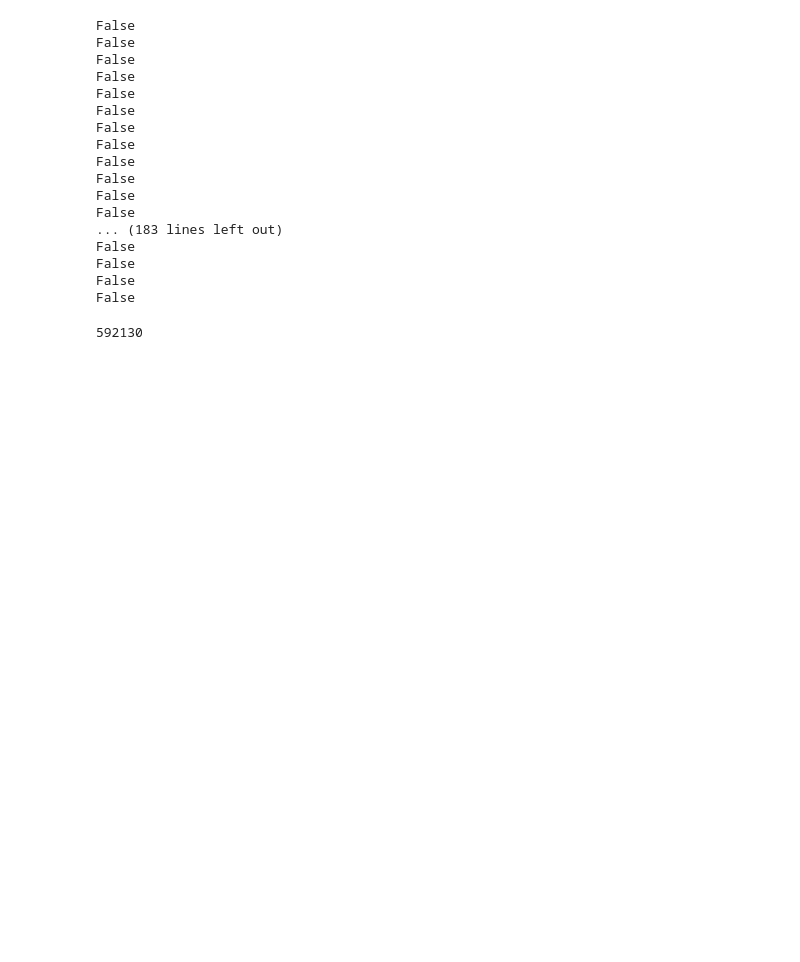
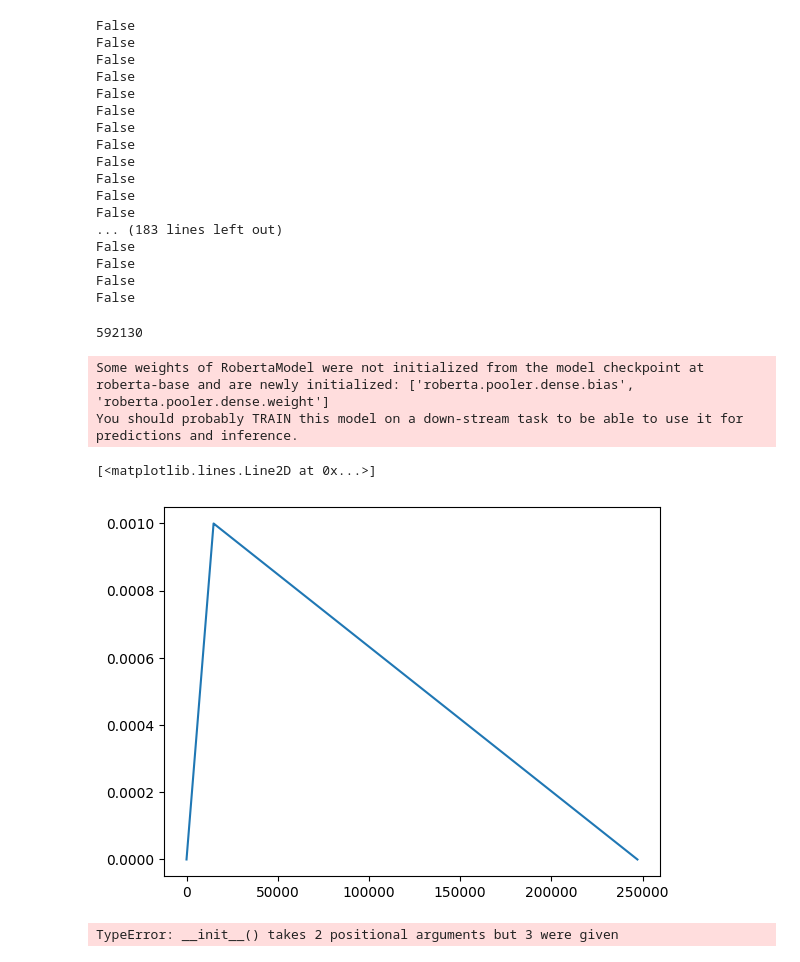
Before and after one commit to Laknath1996/cs-project, a Jupyter notebook: notebooks/1-dev.ipynb, the cells around one changed output. Saved outputs shown, nothing was run; the diff lists cells and outputs as text; code cells hidden in the pictures; blank space fills up the shorter version.

```diff
--- a/notebooks/1-dev.ipynb
+++ b/notebooks/1-dev.ipynb
@@ -179,0 +215,8 @@ size_all_mb = (param_size + buffer_size) / 1024**2
+# %%
+args = OmegaConf.load('../config.yaml')
+args.freeze = True
+# %%
+model = get_model(args)
+# %% [output]
+Some weights of RobertaModel were not initialized from the model checkpoint at roberta-base and are newly initialized: ['roberta.pooler.dense.bias', 'roberta.pooler.dense.weight']
+You should probably TRAIN this model on a down-stream task to be able to use it for predictions and inference.
@@ -179,0 +227,17 @@ size_all_mb = (param_size + buffer_size) / 1024**2
+# %%
+optimizer = torch.optim.Adam(model.parameters(), lr=1e-3)
+# scheduler = get_linear_schedule_with_warmup(
+#             optimizer,
+#             num_warmup_steps=100,
+#             num_training_steps=1500
+#         )
+scheduler = get_linear_schedule_with_warmup(
+            optimizer,
+            num_warmup_steps=4120*60*0.06,
+            num_training_steps=4120*60
+        )
+# %%
+lr = []
+for epoch in range(4120*60):
+    scheduler.step(epoch)
+    lr.append(scheduler.get_last_lr())
@@ -179,0 +246,5 @@ size_all_mb = (param_size + buffer_size) / 1024**2
+# %%
+plt.plot(lr)
+# %% [output]
+[<matplotlib.lines.Line2D at 0x...>]
+[figure, added]
@@ -179,0 +259,4 @@ size_all_mb = (param_size + buffer_size) / 1024**2
+# %%
+trainer = Trainer(args, log)
+# %% [output]
+TypeError: __init__() takes 2 positional arguments but 3 were given
```
Also changed, not shown: parts of 14 cells of this notebook, 14 other files.
